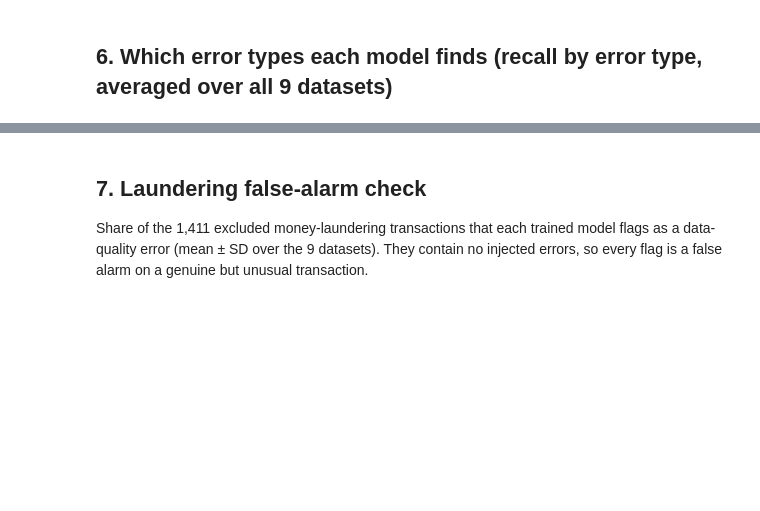
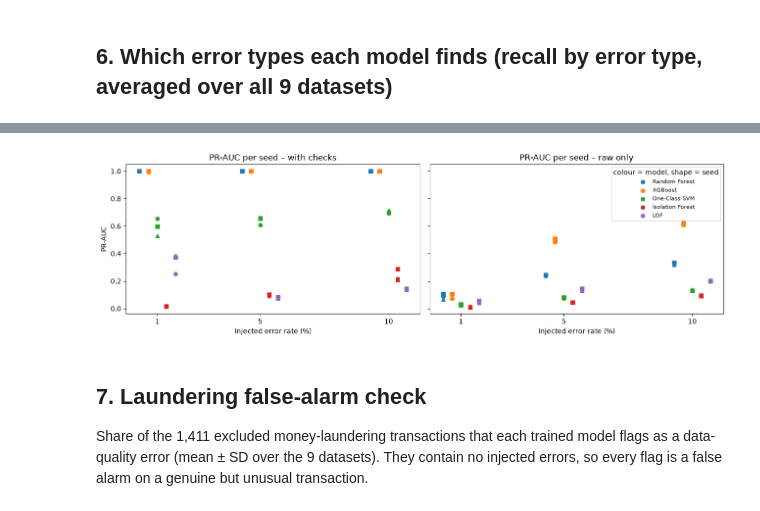
Before and after one commit to Nagareddypriyanka/xai-dq-anomaly, a Jupyter notebook: notebooks/05_Main_Experiment.ipynb, the cells around one changed output, grey strips where cells are left out. Cells and saved outputs as stored; diff of their text form; code cells hidden in the pictures; blank space fills up the shorter version.

Commit message:
Results for 50K run and provided at seed level the comparision

```diff
--- a/notebooks/05_Main_Experiment.ipynb
+++ b/notebooks/05_Main_Experiment.ipynb
@@ -152,3 +152,10 @@ rec_mean
 | Random Forest | with checks | 1.00 | 1.00 | 1.00 | 1.00 | 0.96 | 0.00 | 1.00 |
 | XGBoost | raw only | 0.01 | 0.60 | 0.32 | 0.01 | 0.56 | 0.02 | 0.80 |
 | XGBoost | with checks | 1.00 | 1.00 | 1.00 | 1.00 | 1.00 | 0.00 | 1.00 |
+# %%
+results = pd.read_csv(config.RESULTS / 'experiment_all_runs.csv')    # reload if needed
+by_seed = results.pivot_table(index=['features', 'model', 'error_rate'], columns='seed', values='PR-AUC').round(3)
+by_seed['mean'] = by_seed[[42, 7, 123]].mean(axis=1).round(3)
+by_seed['range (max-min)'] = (by_seed[[42, 7, 123]].max(axis=1) - by_seed[[42, 7, 123]].min(axis=1)).round(3)
+by_seed.to_csv(config.RESULTS / 'experiment_pr_auc_by_seed.csv')
+by_seed
@@ -155,3 +181,18 @@ rec_mean
+# %%
+fig, axes = plt.subplots(1, 2, figsize=(13, 4), sharey=True)
+markers = {42: 'o', 7: 's', 123: '^'}
+for ax, fs in zip(axes, ['with checks', 'raw only']):
+    sub = results[results.features == fs]
+    for i, m in enumerate(order):
+        for seed, mk in markers.items():
+            s = sub[(sub.model == m) & (sub.seed == seed)].sort_values('error_rate')
+            ax.scatter(s.error_rate * 100 + (i - 2) * 0.35, s['PR-AUC'], marker=mk, s=30,
+                       color=f'C{i}', label=f'{m}' if seed == 42 else None)
+    ax.set(title=f'PR-AUC per seed – {fs}', xlabel='Injected error rate (%)', xticks=[1, 5, 10])
+axes[0].set_ylabel('PR-AUC'); axes[1].legend(fontsize=8, title='colour = model, shape = seed')
+plt.tight_layout(); plt.savefig(config.RESULTS / 'experiment_pr_auc_per_seed.png', dpi=150); plt.show()
+# %% [output]
+[figure, added]
 # %% [markdown]
 ## 7. Laundering false-alarm check
 Share of the 1,411 excluded money-laundering transactions that each trained model flags as a data-quality error (mean ± SD over the 9 datasets). They contain no injected errors, so every flag is a false alarm on a genuine but unusual transaction.
```
Also changed, not shown: parts of 1 cell of this notebook, 4 other files.
